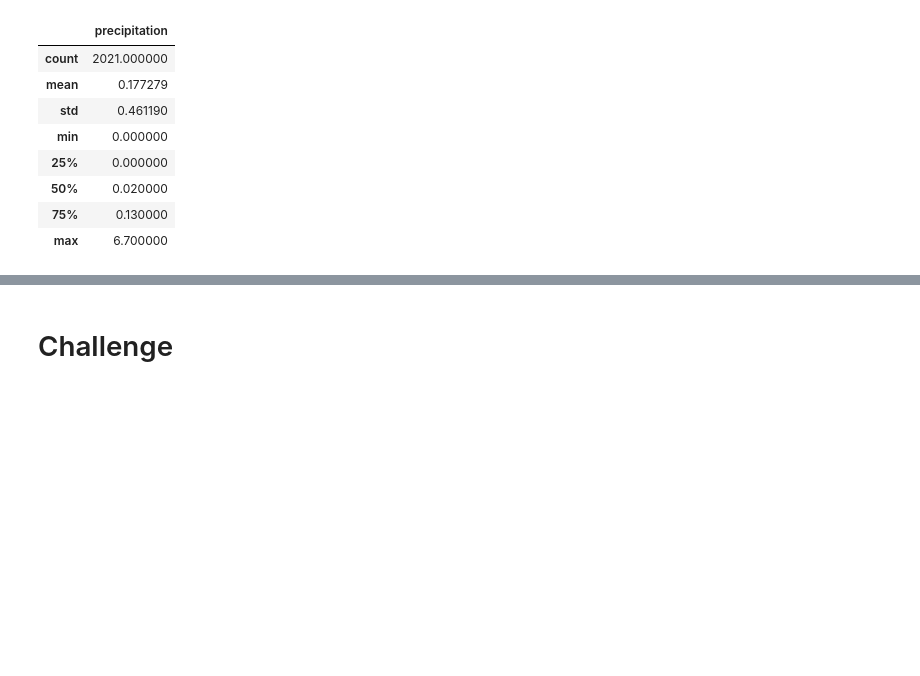
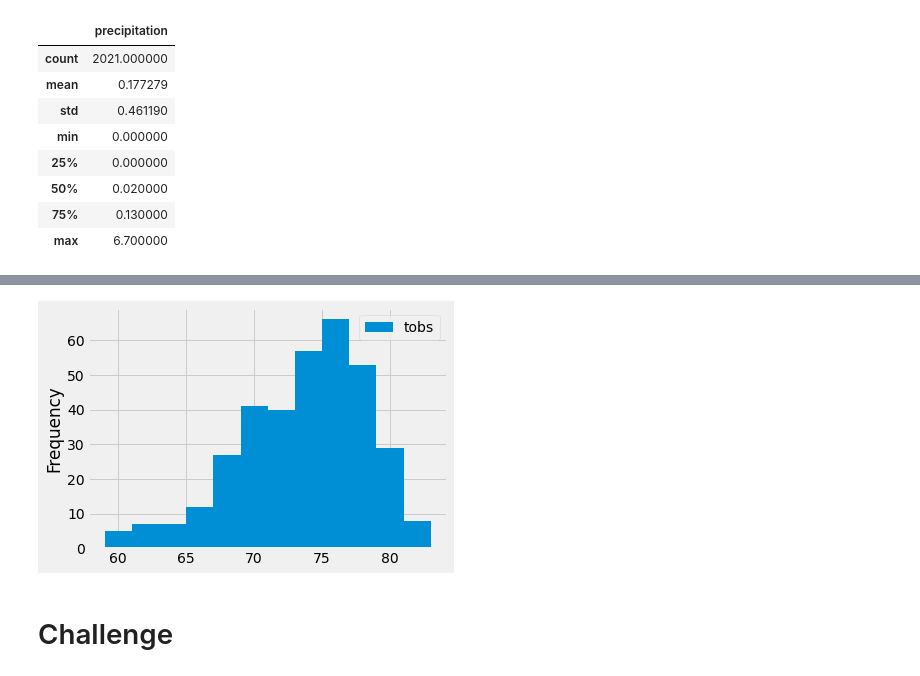
Before and after one commit to Magzzie/Surfs_up, a Jupyter notebook: climate_analysis.ipynb, the cells around one changed output, grey strips where cells are left out. Cells and saved outputs as stored; diff of their text form; code cells hidden in the pictures; blank space fills up the shorter version.

Commit message:
Completed weather station analysis.

```diff
--- a/climate_analysis.ipynb
+++ b/climate_analysis.ipynb
@@ -180,3 +199,7 @@ df.describe()
 # %%
 # Choose the station with the highest number of temperature observations.
 # Query the last 12 months of temperature observation data for this station and plot the results as a histogram
+results = session.query(Measurement.tobs).\
+    filter(Measurement.station == 'USC00519281').\
+    filter(Measurement.date >= prev_year).all()
+print(results)
@@ -182,0 +208,4 @@ df.describe()
+# %%
+# Convert the Temperature Observation Results to a DataFrame.
+temp_df = pd.DataFrame(results, columns=['tobs'])
+print(temp_df)
@@ -183,3 +248,9 @@ df.describe()
+# %%
+# Plot the temperature observations of the most recent year from the most active station as a histogram.
+temp_df.plot.hist(bins=12)
+plt.tight_layout()
+# %% [output]
+[figure, added]
 # %%
 # Write a function called `calc_temps` that will accept start date and end date in the format '%Y-%m-%d'
 # and return the minimum, average, and maximum temperatures for that range of dates
```
Also changed, not shown: parts of 6 cells of this notebook, 1 other file.
